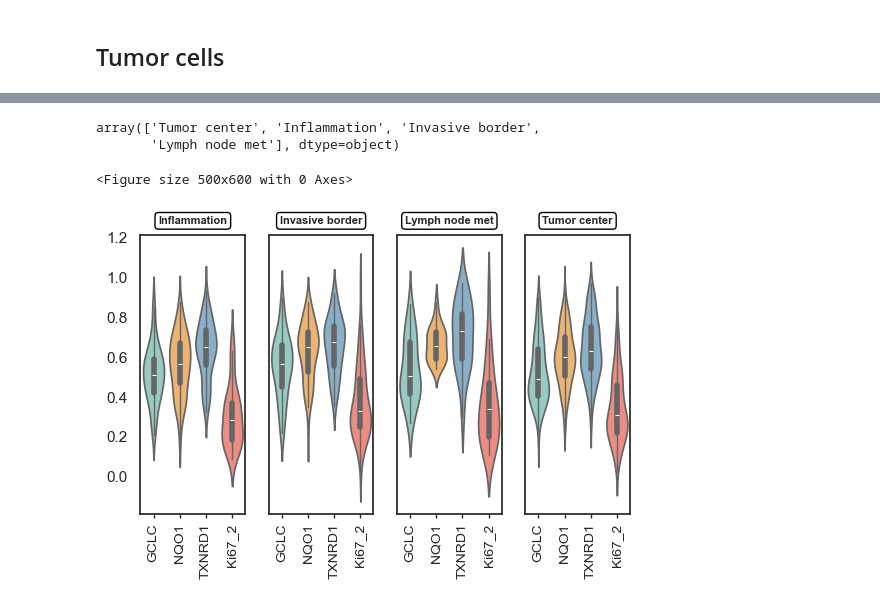
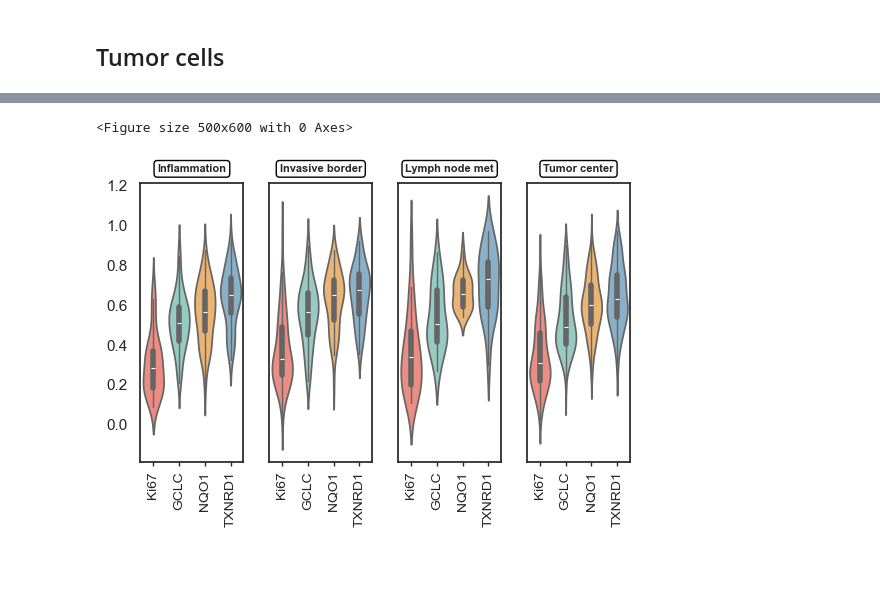
Before and after one commit to farkkilab/Auria_project, a Jupyter notebook: Codes/03_Scimap_Spatial/Auria_Moran_violin.ipynb, the cells around one changed output, grey strips where cells are left out. Saved outputs shown, nothing was run; the diff lists cells and outputs as text; code cells hidden in the pictures; blank space fills up the shorter version.

```diff
--- a/Codes/03_Scimap_Spatial/Auria_Moran_violin.ipynb
+++ b/Codes/03_Scimap_Spatial/Auria_Moran_violin.ipynb
@@ -191,12 +177,8 @@ combined_moran
-# %%
-df['Annotation'].unique()
-# %% [output]
-array(['Tumor center', 'Inflammation', 'Invasive border',
-       'Lymph node met'], dtype=object)
 # %%
 
 df = pd.DataFrame(combined_moran)
 df = df[(df['marker'] != 'GLUT1') & (df['marker'] != 'Vimentin') & (df['Annotation'] != 'Unknown')]
+df['marker'] = df['marker'].replace('Ki67_2', 'Ki67')
 
 # Define the custom order for annotations
 annotation_order = ['Inflammation', 'Invasive border', 'Lymph node met', 'Tumor center']
@@ -207,7 +189,7 @@ plt.figure(figsize=(5, 6))
 
 # Violin plot grouped by Region, split by Marker
 # Custom color palette for markers
-marker_colors = {'TXNRD1': '#7fb2d3', 'GCLC': '#8dd3c9', 'NQO1': '#ffb55f', 'Ki67_2': '#fc7f71'}
+marker_colors = {'TXNRD1': '#7fb2d3', 'GCLC': '#8dd3c9', 'NQO1': '#ffb55f', 'Ki67': '#fc7f71'}
 
 g = sns.catplot(
     x='marker', y='I', hue='marker', #fill=False,
@@ -216,37 +198,38 @@ g = sns.catplot(
     palette=marker_colors, height=4, aspect=0.35, # Further reduced aspect ratio to make plots narrower
     inner_kws=dict(box_width=4, whis_width=1),
     col_order=annotation_order,  # Use custom order for annotations
+    order=['Ki67', 'GCLC', 'NQO1', 'TXNRD1'],
 )
 
 # Add complete frame around each subplot
 for ax in g.axes.flat:
     for spine in ax.spines.values():
         spine.set_visible(True)
     ax.grid(False)
     # Add tick parameters to ensure tick marks connect to the frame
     ax.tick_params(axis='x', which='both', length=3, width=1, direction='out', bottom=True)
     #ax.tick_params(axis='y', which='both', length=3, width=1, direction='out', left=True)
 
 # Set titles with a box around them
 g.set_titles("{col_name}", fontsize=9, fontweight='bold')
 
 # Add boxes around the titles
 for ax in g.axes.flat:
     title_text = ax.get_title()
     ax.set_title('')
     ax.text(0.5, 1.05, title_text,
             transform=ax.transAxes,
             ha='center', va='center',
             bbox=dict(boxstyle='round,pad=0.3', facecolor='white', edgecolor='black', linewidth=1),
             fontsize=8, fontweight='bold')
 
 g.set_axis_labels("", "")
 g.set_xticklabels(rotation=90, fontsize=10)
 
 plt.tight_layout()
 
 plt.savefig('/Users/wenqchen/Desktop/Projects/Auria/Plots/Moran_violin_tumor.pdf', bbox_inches='tight', dpi=500)
 plt.show()
 # %% [output]
 <Figure size 500x600 with 0 Axes>
-[figure, old version]
+[figure, new version]
```
Also changed, not shown: parts of 3 cells of this notebook, 17 other files.
